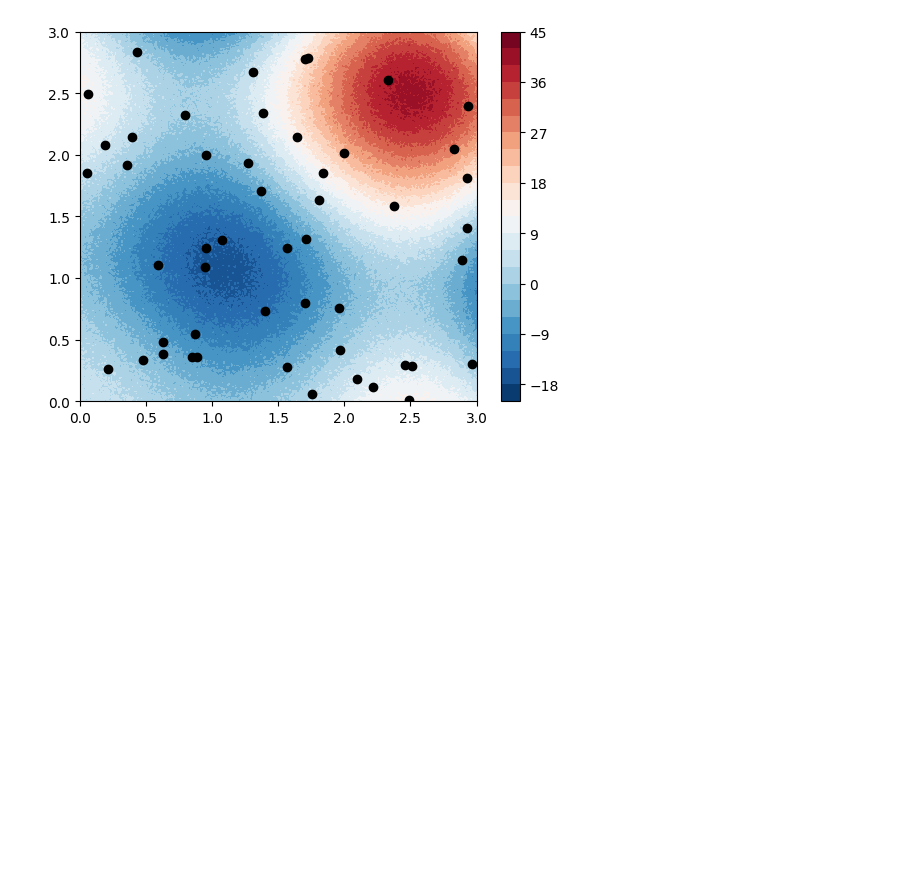
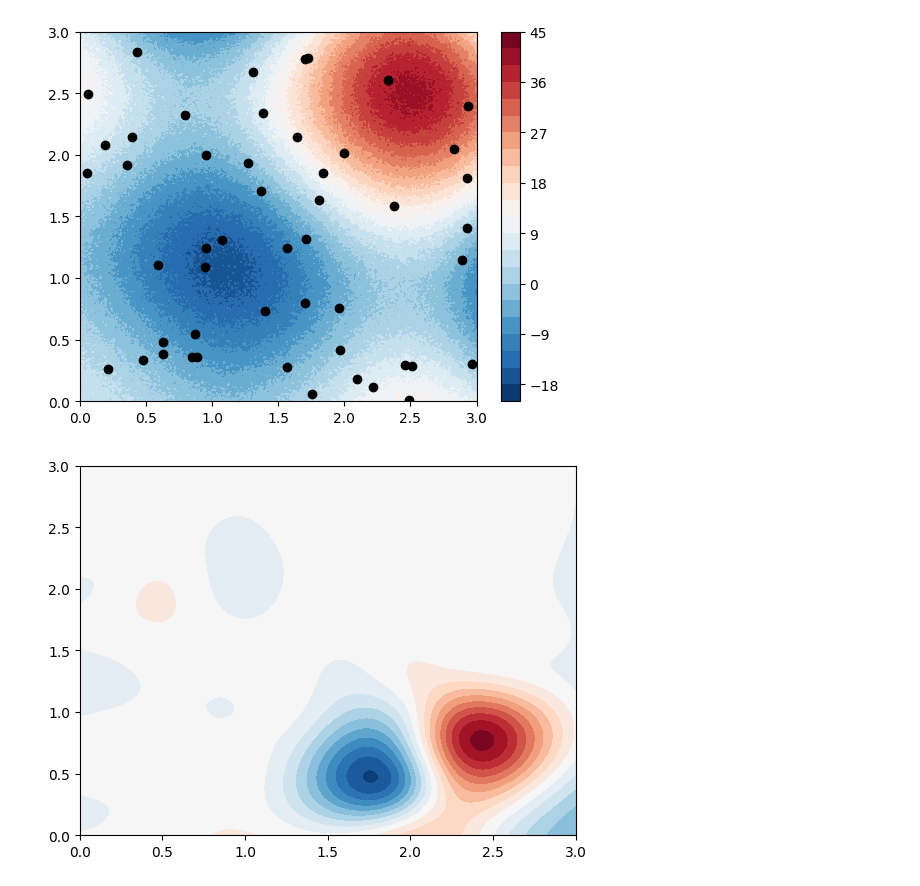
Before and after one commit to YedaCui/TSRLproject_JPMorgan, a Jupyter notebook: plot_Dhulipala.ipynb, the cells around one changed output. Saved outputs shown, nothing was run; the diff lists cells and outputs as text; code cells hidden in the pictures; blank space fills up the shorter version.

Commit message:
update figures

```diff
--- a/plot_Dhulipala.ipynb
+++ b/plot_Dhulipala.ipynb
@@ -440,6 +440,8 @@ def plotpdeiterp(sensor, sensor_vals, x, y):
 # %%
 plotpdeiterp(sensor, nuts_lhnn_ellipticpde.samples[0].mean(axis=0), x, y)
 # %%
-plotpdeiterp(sensor, nuts_grad_ellipticpde.samples[0].mean(axis=0), x, y)
+# plotpdeiterp(sensor, nuts_grad_ellipticpde.samples[0,nuts_grad_ellipticpde.burnin:,:].mean(axis=0), x, y)
+# %% [output]
+[figure, added]
 # %%
 plotpdeiterp(sensor, (nuts_grad_ellipticpde.samples[0]-nuts_lhnn_ellipticpde.samples[0])**2.mean(axis=0), x, y)
```
Also changed, not shown: 10 other files.
